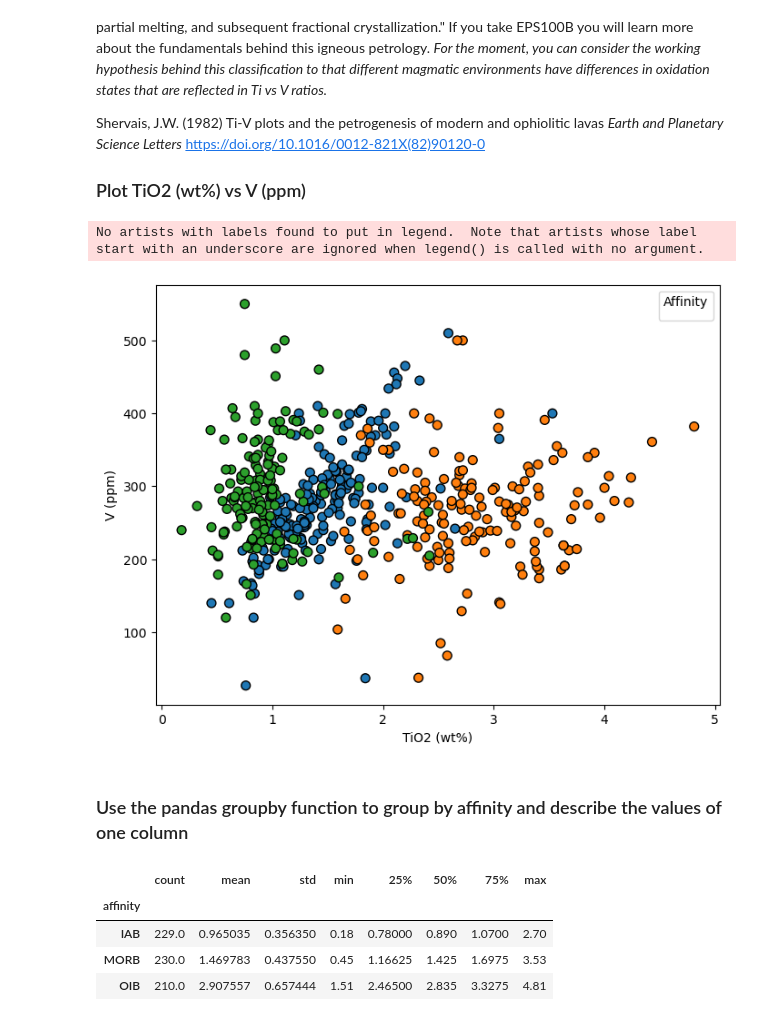
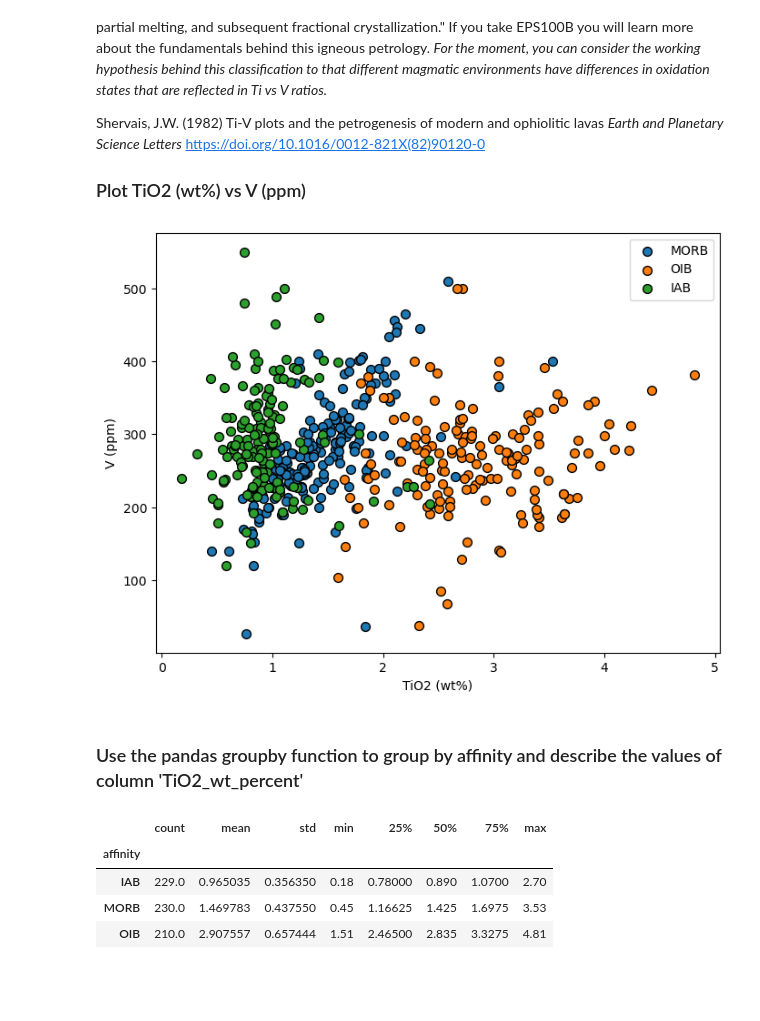
Before and after one commit to AI4EPS/EPS88_PyEarth, a Jupyter notebook: docs/lectures/05_classification.ipynb, the cells around one changed output. Saved outputs shown, nothing was run; the diff lists cells and outputs as text; code cells hidden in the pictures; blank space fills up the shorter version.

```diff
--- a/docs/lectures/05_classification.ipynb
+++ b/docs/lectures/05_classification.ipynb
@@ -63,7 +63,7 @@ These data were grouped into 3 categories:
 
 The data are from the supplemental materials of the Vermeesch (2006) paper. The samples are grouped by affinity MORB, OIB, and IAB.
 # %%
-basalt_data = pd.read_csv('./data/Vermeesch2006.csv')
+basalt_data = pd.read_csv('data/Vermeesch2006.csv')
 basalt_data.tail()
 # %% [output]
 |  | affinity | SiO2_wt_percent | TiO2_wt_percent | Al2O3_wt_percent | Fe2O3_wt_percent | FeO_wt_percent | ... |
@@ -97,19 +97,22 @@ Shervais, J.W. (1982) Ti-V plots and the petrogenesis of modern and ophiolitic l
 
 ### Plot TiO2 (wt%) vs V (ppm)
 # %%
+# Loop through the unique values of the 'affinity' column to plot each group
+
 plt.figure(figsize=(8, 6))
-color = pd.Categorical(basalt_data['affinity']).codes
-cmap = ListedColormap(['C2', 'C0', 'C1'])
-plt.scatter(basalt_data['TiO2_wt_percent'], basalt_data['V_ppm'], c=color, cmap=cmap, edgecolor='k', s=50)
-plt.legend(title="Affinity")
+
+for affinity in basalt_data['affinity'].unique():
+    subset = basalt_data[basalt_data['affinity'] == affinity]
+    plt.scatter(subset['TiO2_wt_percent'], subset['V_ppm'], label=affinity, edgecolor='k', s=50)
+
+plt.legend()
 plt.xlabel('TiO2 (wt%)')
 plt.ylabel('V (ppm)')
 plt.show()
 # %% [output]
-No artists with labels found to put in legend.  Note that artists whose label start with an underscore are ignored when legend() is called with no argument.
-[figure, old version]
+[figure, new version]
 # %% [markdown]
-### Use the pandas groupby function to group by affinity and describe the values of one column
+### Use the pandas groupby function to group by affinity and describe the values of column 'TiO2_wt_percent'
 # %%
 basalt_data.groupby('affinity')['TiO2_wt_percent'].describe()
 # %% [output]
```
Also changed, not shown: parts of 36 cells of this notebook, 15 other files.
